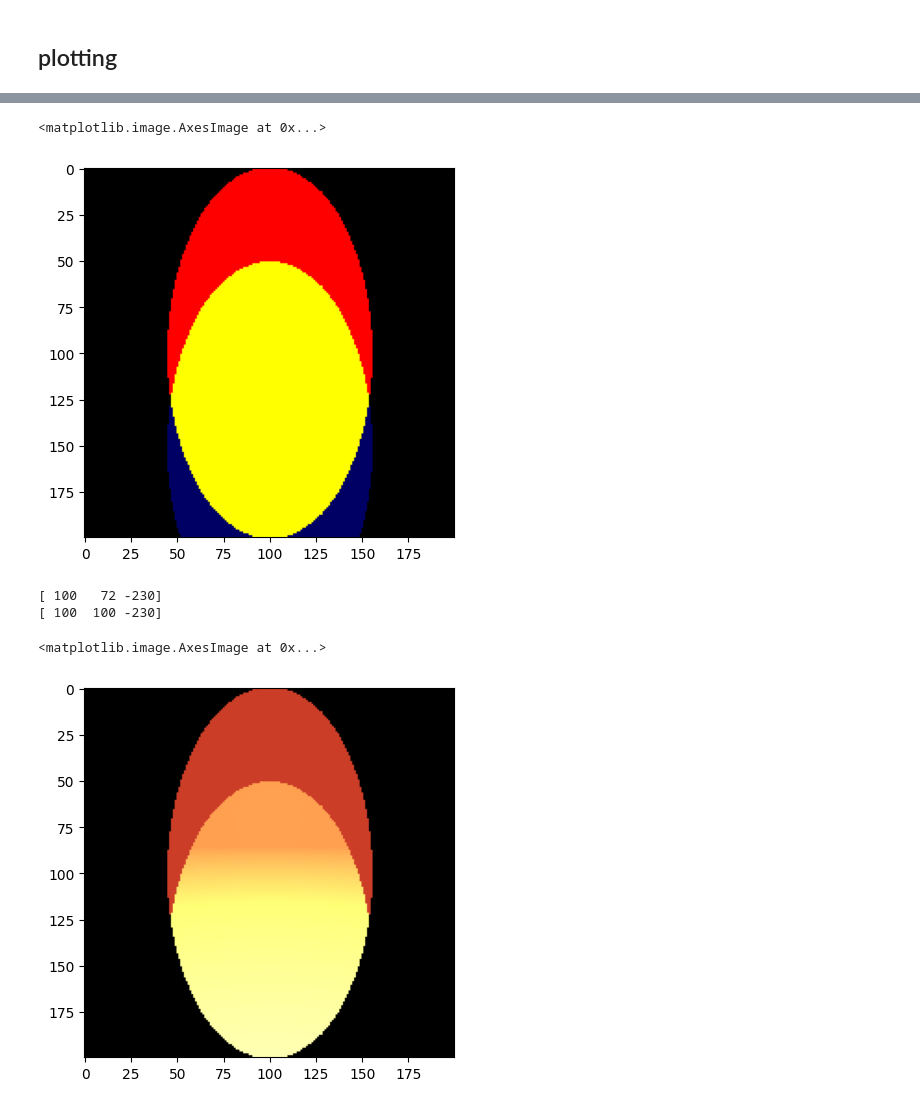
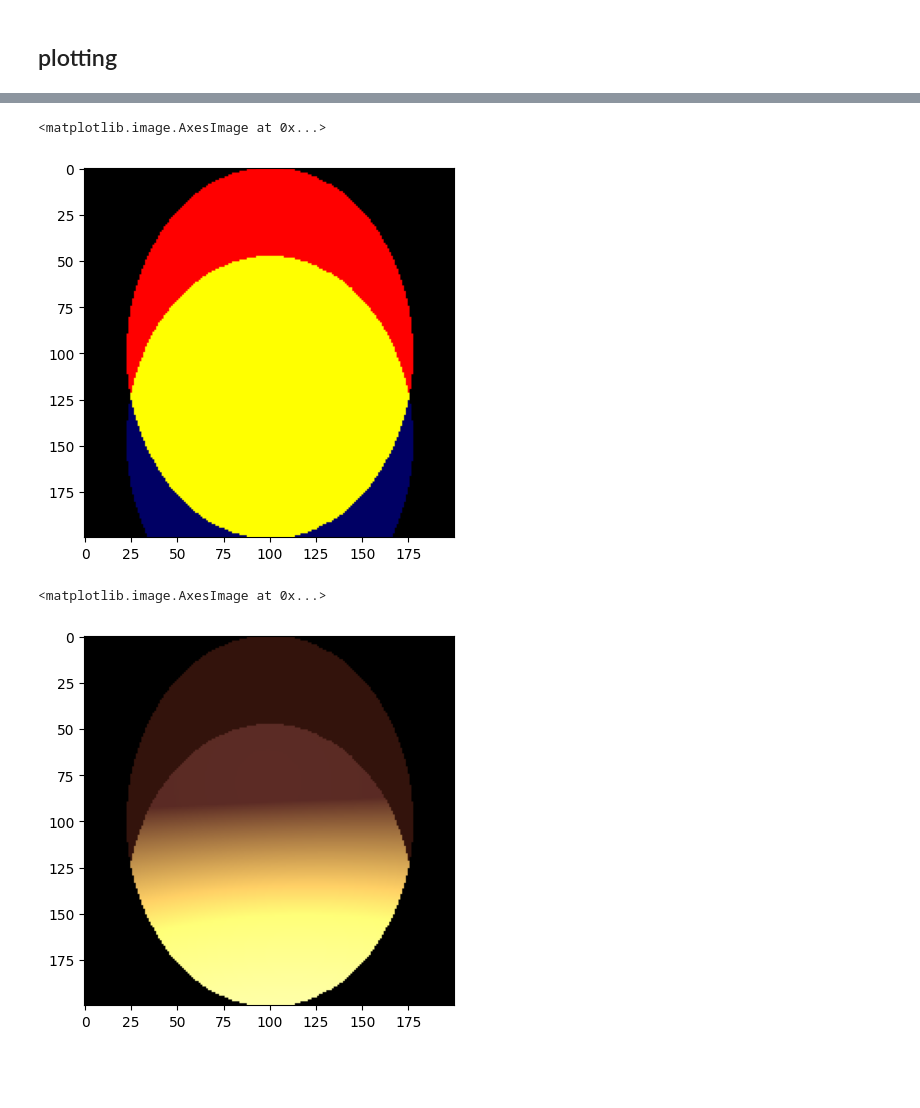
Before and after one commit to CPeti/Photorefraction, a Jupyter notebook: synthetic_data_tracing.ipynb, the cells around one changed output, grey strips where cells are left out. Saved outputs shown, nothing was run; the diff lists cells and outputs as text; code cells hidden in the pictures; blank space fills up the shorter version.

```diff
--- a/synthetic_data_tracing.ipynb
+++ b/synthetic_data_tracing.ipynb
@@ -26,12 +26,12 @@ import cv2
 #im = "0091_H_R" # -6.0
 im = "0088_V_L" # -1.75
 
-D = 1.0           # object distance
+D = 1.1           # object distance
 r_p = 0.0030 # radius of pupil
 e = 0.007       # eccentricity of light source
-R = -2.5          # corrective lens diopter
-D_cyl = -2.0      # cylinder lens diopter
-axis = 0        # axis of cylinder lens
+R = 4.5          # corrective lens diopter
+D_cyl = -1.0      # cylinder lens diopter
+axis = 90        # axis of cylinder lens
 axis = np.deg2rad(axis) # convert axis to radians
 
 l_eye = 1/60    # focal length of the eye
@@ -274,7 +296,7 @@ mask[(cam_mask[:, :, 0] == 255) & (light_mask[:, :, 0] == 255)] = [255, 255, 0]
 plt.imshow(mask)
 # %% [output]
 <matplotlib.image.AxesImage at 0x...>
-[figure, old version]
+[figure, new version]
 # %%
 def pixel_space(point):
     point = np.array(point)
@@ -288,13 +310,11 @@ im = mask.copy()
 # transform image_point to pixel coordinates
 image_point_px = pixel_space(image_point)
 image_point_cam_px = pixel_space(image_point_cam)
-print(image_point_px)
-print(image_point_cam_px)
 
-kd = np.array([1, 1, 0.4])*0.1
-ka = np.array([1, 0.3, 0.2])*0.4#np.pi * kd
-ks = np.array([1, 1, 0.4])*0.5
-shininess = 0.8
+kd = np.array([0.5, 0.3, 0.3])*0.1
+ka = np.pi * np.array([0.8, 0.3, 0.2])*0.04
+ks = np.array([1, 1, 0.4])*0.8
+shininess = 0.9
 
 La = np.array([1, 1, 1])*2
 Le = np.array([1, 1, 1])*4
@@ -304,49 +324,62 @@ for i in range(im.shape[0]):
     for j in range(im.shape[1]):
         outRadience = np.zeros(3)
         if np.array_equal(im[i, j], [255, 255, 0]):
-            hit = np.array([j, i, 0])
+            sphere_center = retina + np.array([0, 0, -l_eye/2])
+            sphere_center_px = pixel_space(sphere_center)
+            eyeball = Sphere(sphere_center_px, l_eye/2*ratio)
+
+            px = np.array([j, i, 0])
+
+            camera_ray = Ray(image_point_cam_px, px)
+            if R < 0:
+                mode = 'second'
+            else:
+                mode = 'first'
+            hit = eyeball.intersect(camera_ray, mode=mode)
+
             light_ray = Ray(image_point_px, hit)
-            camera_ray = Ray(image_point_cam_px, hit)
 
             lens_center_px = pixel_space(lens)
             lens_plane_px = Plane(lens_center_px, np.array([0, 0, 1]))
             entry_point = lens_plane_px.intersect(light_ray)
             light_px = pixel_space(light)
             d_im = np.linalg.norm(entry_point - image_point_px)
             d_lens = np.linalg.norm(entry_point - light_px)
             d_blur = np.linalg.norm(image_point_px - hit)
             d_sum = d_im + d_lens + d_blur
             d_sum = d_sum/ratio
 
-            normal = np.array([0, 0, -1])
+            #normal = np.array([0, 0, -1])
+            normal = -(hit - sphere_center_px) / np.linalg.norm(hit - sphere_center_px)
 
-            outRadience = np.zeros(3)
             outRadience += ka * La
-
-            cosTheta = np.dot(-light_ray.dir, normal)
+            if R < 0:
+                cosTheta = np.dot(-light_ray.dir, normal)
+            else:
+                cosTheta = np.dot(light_ray.dir, normal)
             if cosTheta > 0 and True:
-                LeIn = Le / (d_sum)
+                LeIn = Le / (d_sum**2)
                 outRadience += kd * LeIn * cosTheta
 
-                halfway = -(-light_ray.dir + camera_ray.dir) / np.linalg.norm(-light_ray.dir + camera_ray.dir)
+                halfway = (-light_ray.dir + camera_ray.dir) / np.linalg.norm(-light_ray.dir + camera_ray.dir)
+                if R < 0:
+                    halfway = -halfway
 
                 cosDelta = np.dot(halfway, normal)
                 if cosDelta > 0:
                     outRadience += LeIn * ks * pow(cosDelta, shininess)
             # clamp to 0-1
             outRadience = np.clip(outRadience, 0, 1)
         elif np.array_equal(im[i, j], [255, 0, 0]):
             outRadience += ka * La
         else:
             pass
         im[i, j] = outRadience * 255
 
 plt.imshow(im)
 # %% [output]
-[ 100   72 -230]
-[ 100  100 -230]
+<matplotlib.image.AxesImage at 0x...>
-<matplotlib.image.AxesImage at 0x...>
-[figure, old version]
+[figure, new version]
 # %%
 # transform the image
 # rotate by angle
```
Also changed, not shown: parts of 6 cells of this notebook.
